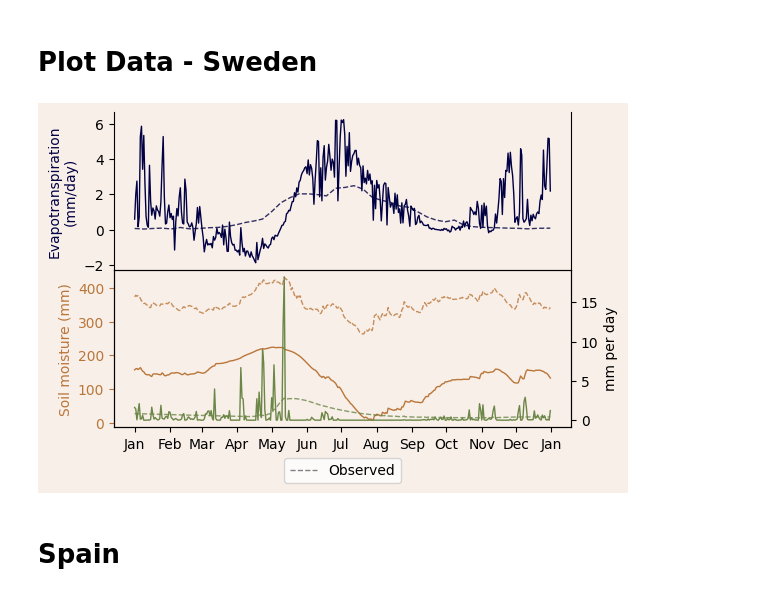
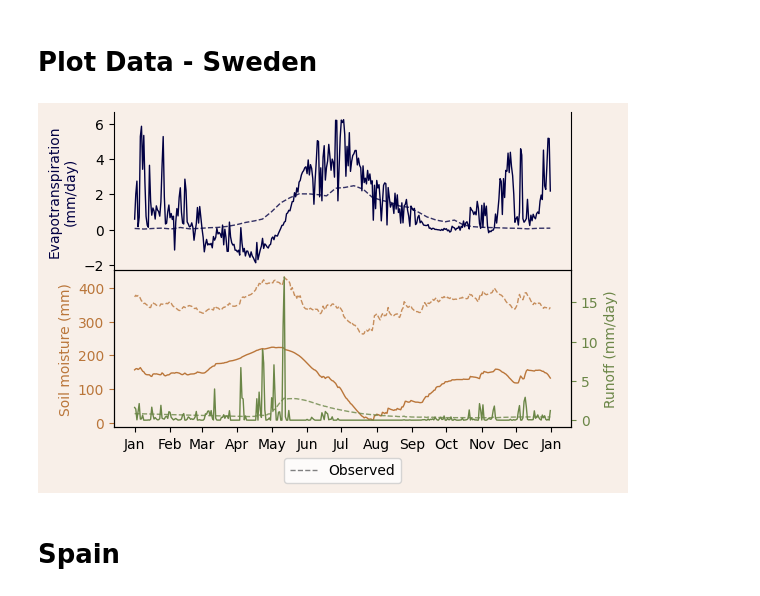
Before and after one commit to JohannaTrost/VegSWBM, a Jupyter notebook: src/correlations_grouped_bar_plots.ipynb, the cells around one changed output. Saved outputs shown, nothing was run; the diff lists cells and outputs as text; code cells hidden in the pictures.

```diff
--- a/src/correlations_grouped_bar_plots.ipynb
+++ b/src/correlations_grouped_bar_plots.ipynb
@@ -221,36 +223,37 @@ ax[0].set_ylabel('Evapotranspiration\n(mm/day)', color=colors[2])
 
 # Remove x-axis spine, ticks, and labels
 ax[0].tick_params(axis='x', which='both', bottom=False, top=False, labelbottom=False)
 ax[0].set_xlabel('')  # Set an empty label to remove x-axis label
 ax[0].spines['bottom'].set_visible(False)  # Remove x-axis spine
 ax[0].spines['top'].set_visible(False)
 
 ax2 = ax[1].twinx()
 ax[1].plot(swe_model['moists_seasonal'][year_mask], color=colors[0])
 ax[1].plot(swe_model['sm'][year_mask], color=colors[0], linestyle='dashed', alpha=0.8)
 ax2.plot(swe_model['runoffs_seasonal'][year_mask], color=colors[1])
 ax2.plot(swe_model['ro'][year_mask], color=colors[1], linestyle='dashed', alpha=0.8)
+ax2.set_ylabel('Runoff (mm/day)', color=colors[1])
+ax2.yaxis.label.set_color(colors[1])
+ax2.tick_params(axis='y', colors=colors[1])
 
 ax[1].yaxis.label.set_color(colors[0])
 ax[1].tick_params(axis='y', colors=colors[0])
 ax[1].set_ylabel('Soil moisture (mm)')
 ax[1].xaxis.set_major_locator(MonthLocator(interval=1))
 ax[1].xaxis.set_major_formatter(DateFormatter('%b'))
-
-ax2.set_ylabel('mm per day')
 
 # Custom legend handler with a different color
 legend_handler = plt.Line2D([0], [0], linestyle='dashed', color='grey', label='Observed')
 ax[1].legend(handles=[line, legend_handler], loc='upper center', bbox_to_anchor=(0.5, -0.15), ncol=2)
 
 ax[0].set_facecolor('#F8EFE8')
 ax[1].set_facecolor('#F8EFE8')
 fig.set_facecolor('#F8EFE8')
 
 plt.tight_layout()
 plt.savefig('../figs/ts_swe.pdf', bbox_inches='tight')
 # %% [output]
-[figure, old version]
+[figure, new version]
 # %% [markdown]
 # Spain
 # %%
```
Also changed, not shown: parts of 3 cells of this notebook.
